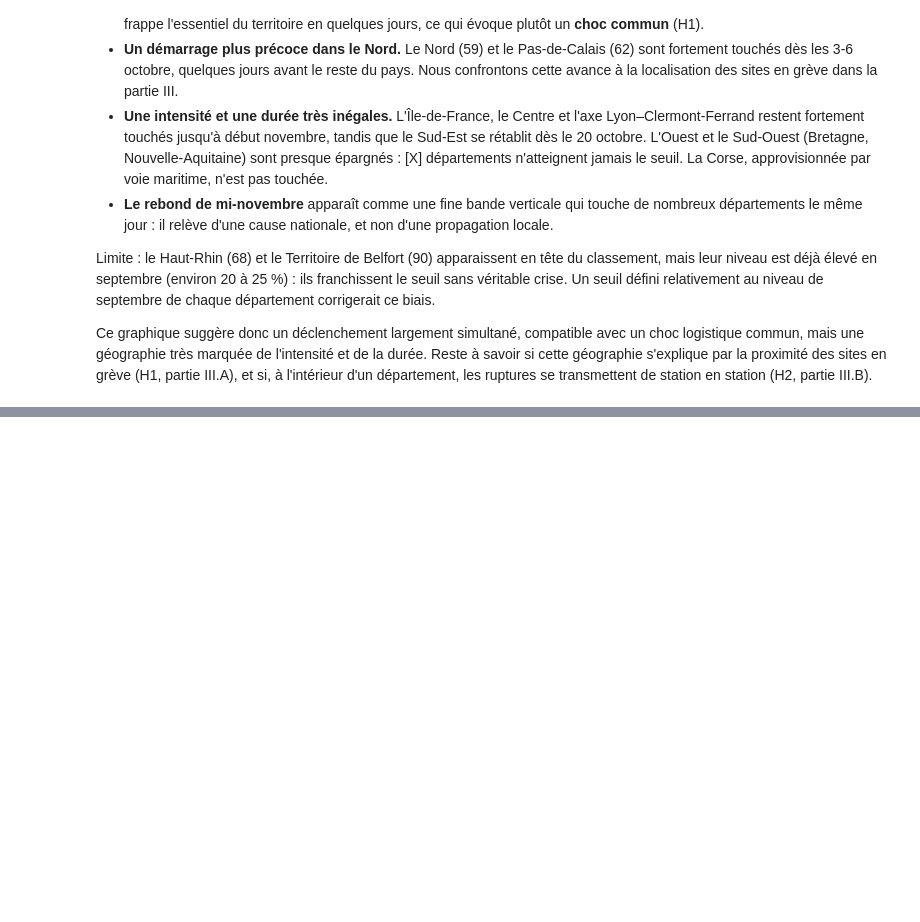
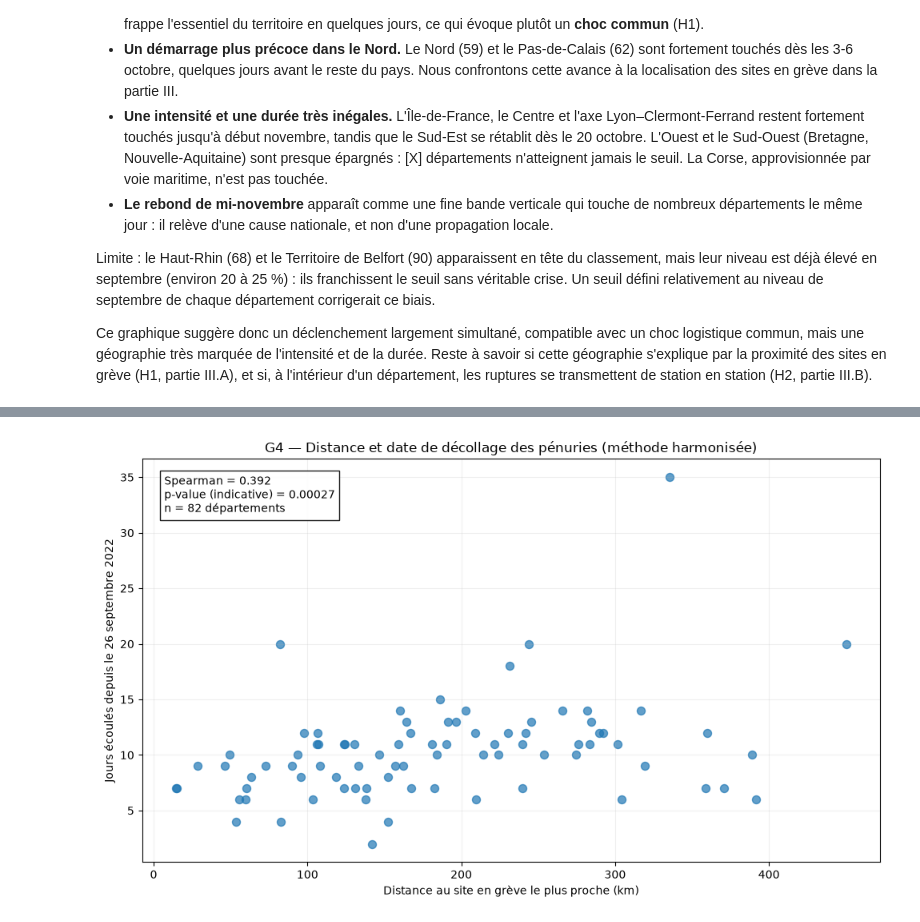
Before and after one commit to sliabes/Projet-python-, a Jupyter notebook: main.ipynb, the cells around one changed output, grey strips where cells are left out. Saved outputs shown, nothing was run; the diff lists cells and outputs as text; code cells hidden in the pictures; blank space fills up the shorter version.

```diff
--- a/main.ipynb
+++ b/main.ipynb
@@ -246,0 +384,25 @@ Ce graphique suggère donc un déclenchement largement simultané, compatible av
+# %%
+# Construire la prévalence départementale à partir du panel déjà produit par Sarah.
+# L'affectation départementale vient de df_stations pour éviter toute ambiguïté.
+ids_deps_h1 = stations_geo_h1[["id_station", "departement"]]
+etat_h1 = panel[["id_station", "jour", "en_rupture"]].copy()
+etat_h1["id_station"] = etat_h1["id_station"].astype(str)
+etat_h1["jour"] = pd.to_datetime(etat_h1["jour"]).dt.normalize()
+assert not etat_h1.duplicated(["id_station", "jour"]).any(), "Doublons dans le panel station-jour"
+
+etat_h1 = etat_h1.merge(ids_deps_h1, on="id_station", how="left", validate="many_to_one")
+assert etat_h1["departement"].notna().all(), "Stations sans département après jointure"
+etat_h1["en_rupture"] = etat_h1["en_rupture"].fillna(False).astype(bool)
+
+taux_dep_h1 = (
+    etat_h1.groupby(["jour", "departement"], observed=True)["en_rupture"]
+    .mean().mul(100).rename("taux_rupture_pct").reset_index()
+)
+
+# Contrôle : 96 départements et le calendrier d'observation commun.
+print("Départements dans le panel :", taux_dep_h1["departement"].nunique())
+print("Dates dans le panel :", taux_dep_h1["jour"].nunique())
+dates_cartes_h1 = pd.to_datetime(["2022-09-19", "2022-10-01", "2022-10-10", "2022-10-20"])
+for jour in dates_cartes_h1:
+    sous_table = taux_dep_h1.loc[taux_dep_h1["jour"] == jour]
+    print(jour.strftime("%d/%m/%Y"), "— départements au-dessus de 10 % :", int((sous_table["taux_rupture_pct"] > 10).sum()))
@@ -246,0 +544,17 @@ Ce graphique suggère donc un déclenchement largement simultané, compatible av
+# %%
+fig, ax = plt.subplots(figsize=(10, 6))
+ax.scatter(valides_h1["distance_site_actif_km"], valides_h1["jours_depuis_26_sept"],
+           alpha=.7, s=52)
+ax.set_title("G4 — Distance et date de décollage des pénuries (méthode harmonisée)")
+ax.set_xlabel("Distance au site en grève le plus proche (km)")
+ax.set_ylabel("Jours écoulés depuis le 26 septembre 2022")
+ax.text(.03, .96,
+        f"Spearman = {rho_h1:.3f}\np-value (indicative) = {pvalue_h1:.2g}\nn = {len(valides_h1)} départements",
+        transform=ax.transAxes, va="top", bbox={"facecolor": "white", "alpha": .9})
+ax.grid(alpha=.2)
+fig.tight_layout()
+fig.savefig("resultats/G4_distance_decollage_13h_20pct.png", dpi=220, bbox_inches="tight")
+g4_h1.to_csv("resultats/G4_departements_13h_20pct.csv", index=False)
+plt.show()
+# %% [output]
+[figure, added]
```
Also changed, not shown: parts of 23 cells of this notebook, 1 other file.
